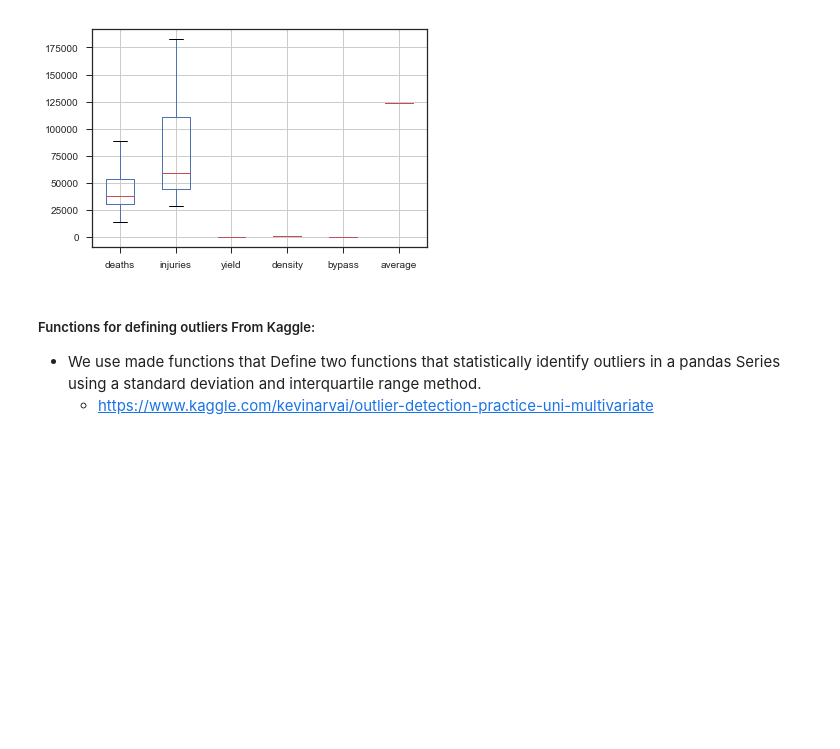
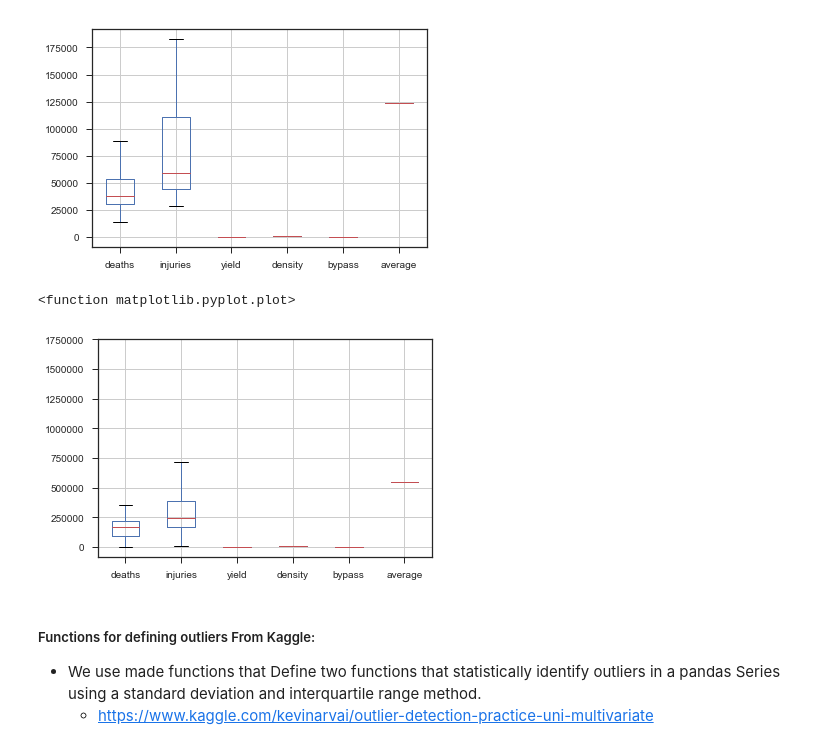
Before and after one commit to zeyadkelani/anamoly-detection, a Jupyter notebook: anamoly_detection_per_density.ipynb, the cells around one changed output. Cells and saved outputs as stored; diff of their text form; code cells hidden in the pictures; blank space fills up the shorter version.

```diff
--- a/anamoly_detection_per_density.ipynb
+++ b/anamoly_detection_per_density.ipynb
@@ -101,17 +101,20 @@ first_df.hist(figsize=(9,9));
 [figure]
 # %%
 first_df = denisty_level.get_group(1000.0)
-second_df = denisty_level.get_group(1000.0)
-first_df = denisty_level.get_group(1000.0)
-first_df = denisty_level.get_group(1000.0)
-first_df = denisty_level.get_group(1000.0)
-first_df = denisty_level.get_group(1000.0)
-first_df = denisty_level.get_group(1000.0)
-first_df = denisty_level.get_group(1000.0)
-first_df = denisty_level.get_group(1000.0)
-first_df = denisty_level.get_group(1000.0)
-first_df = denisty_level.get_group(1000.0)
-first_df = denisty_level.get_group(1000.0)
+second_df = denisty_level.get_group(2000.0)
+third_df = denisty_level.get_group(3000.0)
+fourth_df = denisty_level.get_group(4000.0)
+fifth_df = denisty_level.get_group(5000.0)
+sixth_df = denisty_level.get_group(6000.0)
+seventh_df = denisty_level.get_group(7000.0)
+eighth_df = denisty_level.get_group(8000.0)
+ninth_df = denisty_level.get_group(9000.0)
+tenth_df = denisty_level.get_group(10000.0)
+elevnth_df = denisty_level.get_group(11000.0)
+twevth_df = denisty_level.get_group(12000.0)
+thirteen_df = denisty_level.get_group(13000.0)
+fourteen_df = denisty_level.get_group(14000.0)
+fifteen_df = denisty_level.get_group(15000.0)
 # %%
 # We only care about deaths here:
 first_df.boxplot(return_type='dict')
@@ -119,6 +122,12 @@ plt.plot
 # %% [output]
 <function matplotlib.pyplot.plot>
 [figure]
+# %%
+seventh_df.boxplot(return_type='dict')
+plt.plot
+# %% [output]
+<function matplotlib.pyplot.plot>
+[figure, added]
 # %% [markdown]
 #####  Functions for defining outliers From Kaggle:
 - We use made functions that Define two functions that statistically identify outliers in a pandas Series using a standard deviation and interquartile range method.
```
Also changed, not shown: parts of 9 cells of this notebook, 1 other file.
